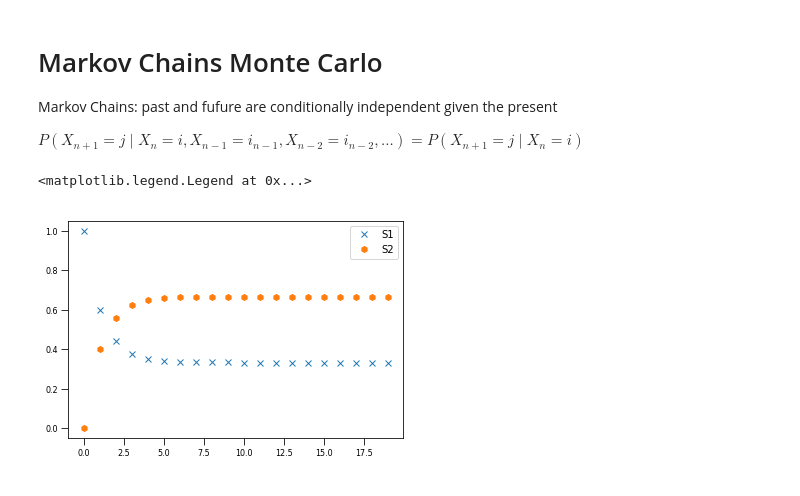
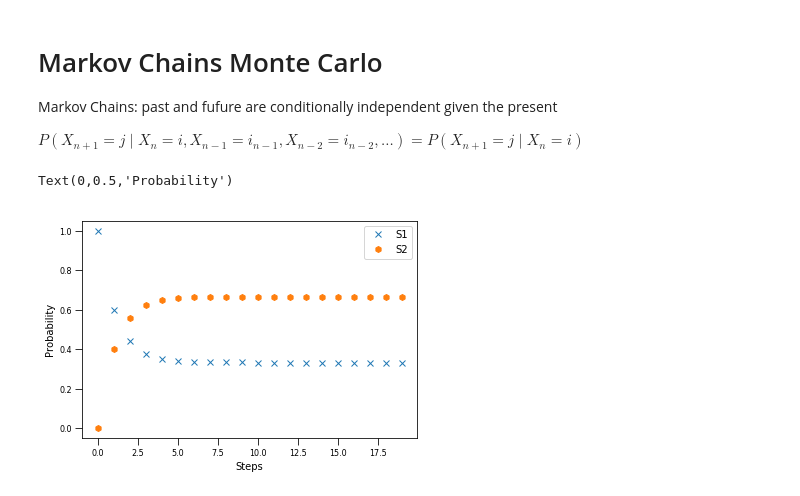
Before and after one commit to chchannn/DataScienceConcepts, a Jupyter notebook: stochastic-process/Simulation.ipynb, the cells around one changed output. Drawn from its saved outputs; the diff is of its cells as text; code cells hidden in the pictures.

```diff
--- a/stochastic-process/Simulation.ipynb
+++ b/stochastic-process/Simulation.ipynb
@@ -438,23 +438,25 @@ $P(X_{n+1} = j \mid X_n = i, X_{n-1} = i_{n-1}, X_{n-2} = i_{n-2}, ...)
 # %%
 # transition matrix
 
 P = np.matrix([[0.6, 0.4],
                [0.2, 0.8],])
 p0 = np.matrix([[1, 0]])
 
 plot_data = []
 for step in range(20):
     result = p0*P**step
     plot_data.append(np.array(result).flatten())
 
 plot_data = np.array(plot_data)
 
 lines = []
 
 for i, shape in zip(range(2), ['x', 'h']):
     line, = plt.plot(plot_data[:, i], shape, label="S%i" % (i+1))
     lines.append(line)
 plt.legend(handles=lines, loc=1)
+plt.xlabel('Steps')
+plt.ylabel('Probability')
 # %% [output]
-<matplotlib.legend.Legend at 0x...>
+Text(0,0.5,'Probability')
-[figure, old version]
+[figure, new version]
```
Also changed, not shown: parts of 8 cells of this notebook.
